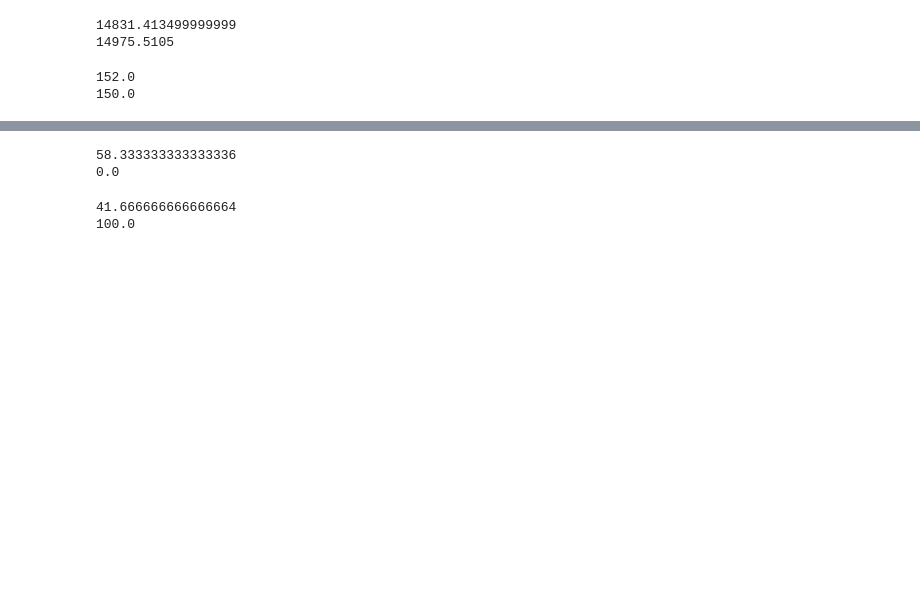
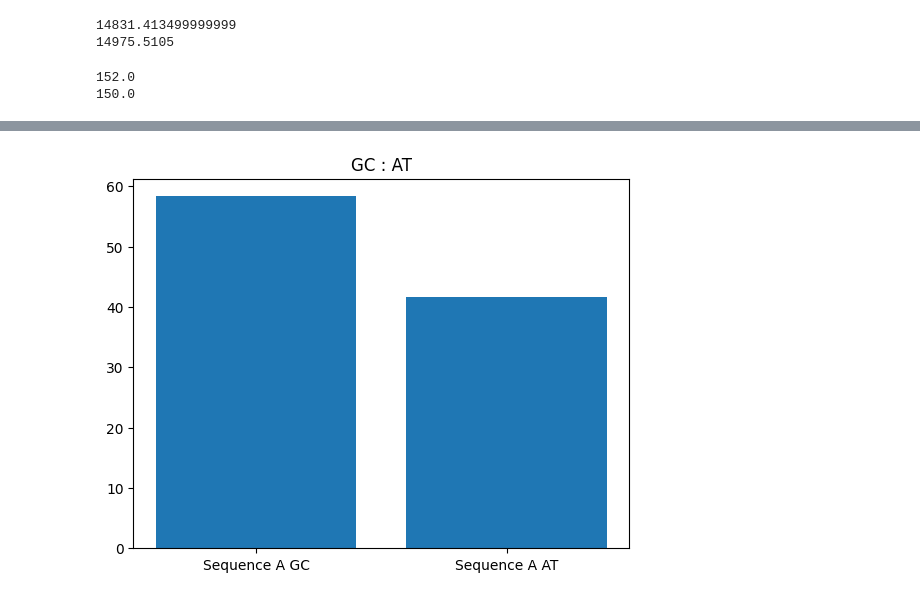
Before and after one commit to Ritchptr/Computational_Bio, a Jupyter notebook: LabCompBio/Latihan_soal.ipynb, the cells around one changed output, grey strips where cells are left out. Drawn from its saved outputs; the diff is of its cells as text; code cells hidden in the pictures; blank space fills up the shorter version.

Commit message:
Menambahkan Plot GC dan AT

```diff
--- a/LabCompBio/Latihan_soal.ipynb
+++ b/LabCompBio/Latihan_soal.ipynb
@@ -23,0 +33,6 @@ print(seqB_TM)
+# %%
+seqA_AT = 100-seqA_GC
+seqB_AT = 100-seqB_GC
+
+print(seqA_AT)
+print(seqB_AT)
@@ -31,15 +48,6 @@ AttributeError: `np.Inf` was removed in the NumPy 2.0 release. Use `np.inf` inst
-# %%
-seqA_GC = GC(seqA)
-seqB_GC = GC(seqB)
-
-print(seqA_GC)
-print(seqB_GC)
-# %% [output]
-58.333333333333336
-0.0
-# %%
-print(100-seqA_GC)
-print(100-seqB_GC)
-# %% [output]
-41.666666666666664
-100.0
+# %%
+mp.bar(["Sequence A GC", "Sequence A AT"], [seqA_GC, seqA_AT])
+mp.title("GC : AT")
+mp.show()
+# %% [output]
+[figure, added]
```
Also changed, not shown: parts of 4 cells of this notebook, 1 other file.
